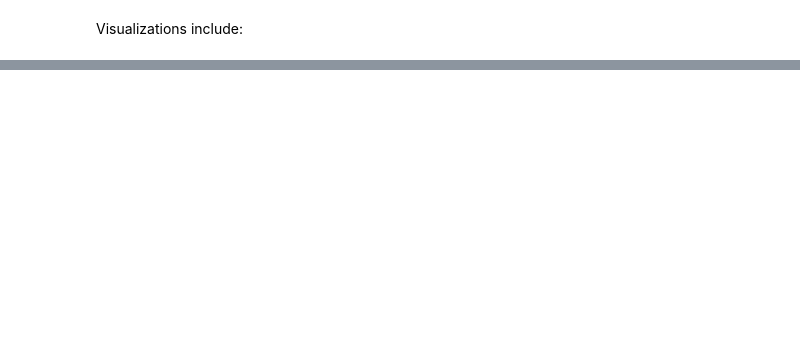
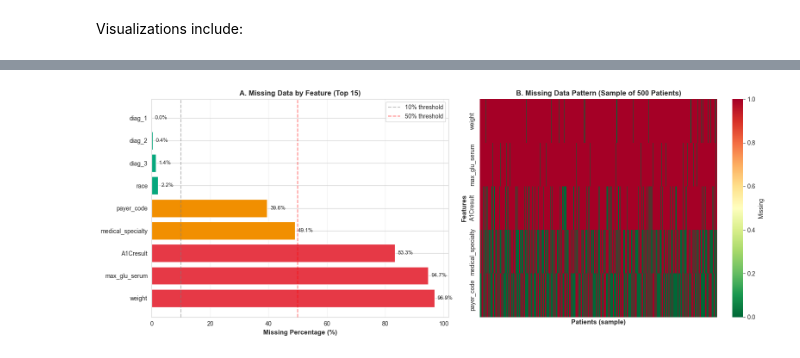
Before and after one commit to auphong2707/hospital-readmission-risk, a Jupyter notebook: phase-1-data-explore-preprocessing/eda_compact.ipynb, the cells around one changed output, grey strips where cells are left out. Cells and saved outputs as stored; diff of their text form; code cells hidden in the pictures; blank space fills up the shorter version.

Commit message:
Update visualization section

```diff
--- a/phase-1-data-explore-preprocessing/eda_compact.ipynb
+++ b/phase-1-data-explore-preprocessing/eda_compact.ipynb
@@ -727,0 +1389,84 @@ Visualizations include:
+# %%
+# Identify features with missing data (including '?' for categorical)
+missing_analysis = []
+
+for col in data.columns:
+    if col == 'readmitted_30day':
+        continue
+
+    # Count missing values (NULL + '?' for categorical)
+    null_count = data[col].isnull().sum()
+    if data[col].dtype == 'object':
+        question_count = (data[col] == '?').sum()
+        total_missing = null_count + question_count
+    else:
+        total_missing = null_count
+
+    missing_pct = (total_missing / len(data)) * 100
+
+    if missing_pct > 0:
+        missing_analysis.append({
+            'Feature': col,
+            'Missing_Count': total_missing,
+            'Missing_Pct': missing_pct
+        })
+
+missing_df = pd.DataFrame(missing_analysis).sort_values('Missing_Pct', ascending=False)
+
+print(f"Features with missing data: {len(missing_df)}")
+print(f"\nTop 10 features by missing percentage:")
+print(missing_df.head(10).to_string(index=False))
+
+# Create missing data visualization
+fig, axes = plt.subplots(1, 2, figsize=(16, 6))
+
+# Panel A: Missing percentage bar chart
+ax1 = axes[0]
+features_to_plot = missing_df.head(15)  # Top 15 features with most missing
+colors = ['#E63946' if x > 50 else '#F18F01' if x > 10 else '#06A77D'
+          for x in features_to_plot['Missing_Pct']]
+
+ax1.barh(range(len(features_to_plot)), features_to_plot['Missing_Pct'], color=colors)
+ax1.set_yticks(range(len(features_to_plot)))
+ax1.set_yticklabels(features_to_plot['Feature'])
+ax1.set_xlabel('Missing Percentage (%)', fontsize=11, fontweight='bold')
+ax1.set_title('A. Missing Data by Feature (Top 15)', fontsize=12, fontweight='bold')
+ax1.axvline(x=10, color='gray', linestyle='--', alpha=0.5, label='10% threshold')
+ax1.axvline(x=50, color='red', linestyle='--', alpha=0.5, label='50% threshold')
+ax1.legend()
+ax1.grid(axis='x', alpha=0.3)
+
+# Add percentage labels
+for i, (feat, pct) in enumerate(zip(features_to_plot['Feature'], features_to_plot['Missing_Pct'])):
+    ax1.text(pct + 1, i, f'{pct:.1f}%', va='center', fontsize=9)
+
+# Panel B: Missing data heatmap (sample of rows to show patterns)
+ax2 = axes[1]
+# Select features with >5% missing for heatmap
+features_for_heatmap = missing_df[missing_df['Missing_Pct'] > 5]['Feature'].tolist()[:10]
+
+# Create binary matrix (1 = missing, 0 = present)
+missing_matrix = pd.DataFrame()
+for col in features_for_heatmap:
+    if data[col].dtype == 'object':
+        missing_matrix[col] = ((data[col].isnull()) | (data[col] == '?')).astype(int)
+    else:
+        missing_matrix[col] = data[col].isnull().astype(int)
+
+# Sample 500 rows for visualization
+sample_matrix = missing_matrix.sample(n=min(500, len(missing_matrix)), random_state=42)
+
+sns.heatmap(sample_matrix.T, cmap='RdYlGn_r', cbar_kws={'label': 'Missing'},
+            yticklabels=True, xticklabels=False, ax=ax2)
+ax2.set_title('B. Missing Data Pattern (Sample of 500 Patients)', fontsize=12, fontweight='bold')
+ax2.set_xlabel('Patients (sample)', fontsize=11, fontweight='bold')
+ax2.set_ylabel('Features', fontsize=11, fontweight='bold')
+
+plt.tight_layout()
+plt.show()
+
+print(f"\n✓ Missing data visualization complete")
+print(f"  High-missing features (>50%): {len(missing_df[missing_df['Missing_Pct'] > 50])}")
+print(f"  Medium-missing features (10-50%): {len(missing_df[(missing_df['Missing_Pct'] > 10) & (missing_df['Missing_Pct'] <= 50)])}")
+print(f"  Low-missing features (<10%): {len(missing_df[missing_df['Missing_Pct'] <= 10])}")
+# %% [output]
@@ -727,0 +1486 @@ Visualizations include:
+[figure, added]
```
Also changed, not shown: parts of 14 cells of this notebook.
